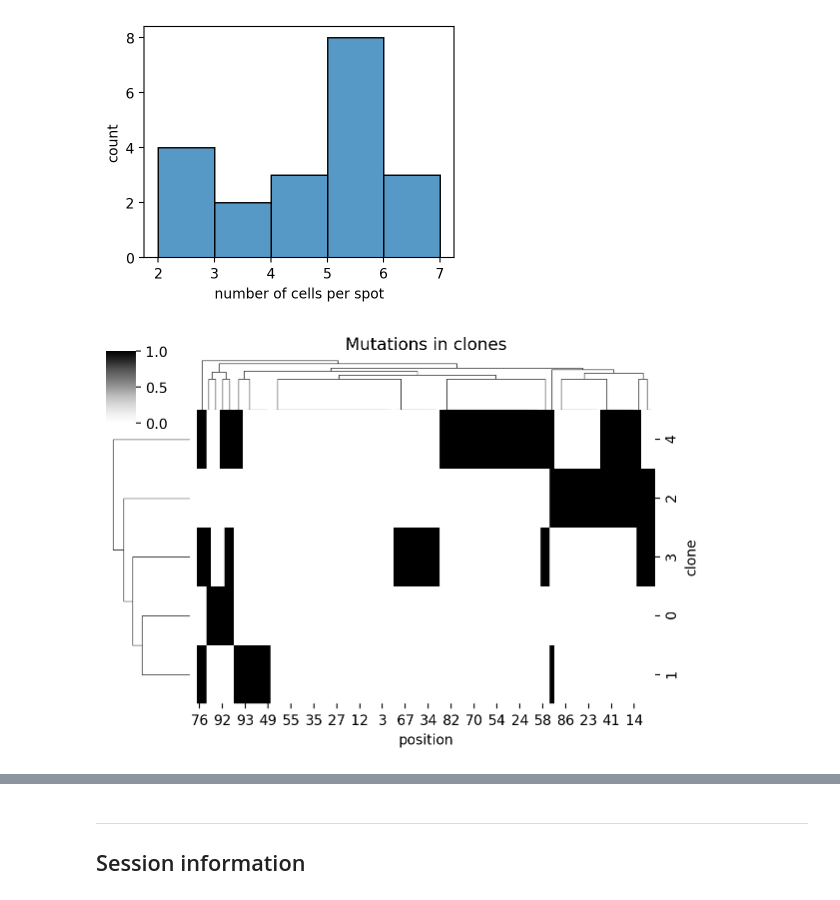
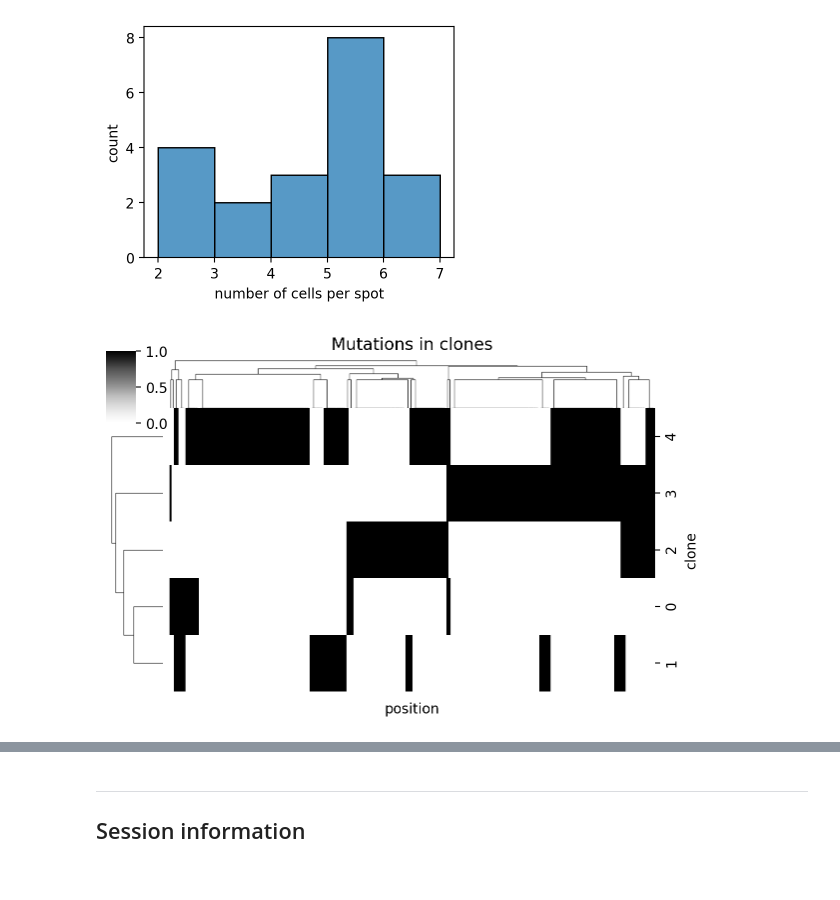
Before and after one commit to jhrcook/pymc-tumoroscope, a Jupyter notebook: tumoroscope.ipynb, the cells around one changed output, grey strips where cells are left out. Saved outputs shown, nothing was run; the diff lists cells and outputs as text; code cells hidden in the pictures.

Commit message:
feat: make simulated data - model fails during init

```diff
--- a/tumoroscope.ipynb
+++ b/tumoroscope.ipynb
@@ -181,26 +202,46 @@ plt.show()
 # %% [markdown]
 ## Simulation experiments
 # %%
+# Set seed for reproducible results.
 np.random.seed(8383)
 
-num_clones, num_spots, num_positions = 5, 20, 100
+# Set true underlying constants.
+N_CLONES = 5
+N_SPOTS = 20
+n_positions = 300  # changes below
 
-cell_counts = np.random.randint(2, 8, size=num_spots).astype(float)
+# Number of cells counted in each spot between 2 and 8 cells.
+cell_counts = np.random.randint(2, 8, size=N_SPOTS)
 
+# True mutations for each clone.
 clone_mutations = np.hstack(
-    [np.random.binomial(1, p, size=(100, 1)) for p in [0.05, 0.1, 0.2, 0.3, 0.4]]
-).astype(float)
+    [
+        np.random.binomial(1, p, size=(n_positions, 1))
+        for p in [0.05, 0.1, 0.2, 0.3, 0.4]
+    ]
+)
+# Drop positions without any mutations.
+clone_mutations = clone_mutations[clone_mutations.sum(axis=1) > 0, :]
+n_positions = clone_mutations.shape[0]
+print(f"Number of positions: {n_positions}")
 
+# Assign probability distribution over spots for each clone.
 clone_props_params = [(2, 2), (1, 3), (4, 2), (5, 5), (1, 1)]
-spots_x = np.linspace(0, 1, num_spots)
+spots_x = np.linspace(0, 1, N_SPOTS)
 clone_proportions = np.hstack(
     [scipy.stats.beta(a, b).pdf(spots_x)[:, None] for a, b in clone_props_params]
 )
-clone_proportions += 0.01
 clone_proportions = clone_proportions / clone_proportions.sum(axis=1)[:, None]
+
+# True fraction of clones taken from the underlying distributions.
 F = np.array([a / (a + b) for a, b in clone_props_params])
 F = F / F.sum()
 
-read_coverage = np.random.poisson(100, size=(num_positions, num_spots)).astype(float)
-zygosity = np.random.beta(5, 2, size=(num_positions, num_clones))
-alt_read_counts = (clone_mutations * zygosity).dot(clone_proportions.T) * read_coverage
+_cell_labels: list[tuple[int, int, int]] = []
+clones = np.arange(N_CLONES)
+for spot_i in range(N_SPOTS):
+    for cell_j in range(cell_counts[spot_i]):
+        clone = np.random.choice(clones, size=1, p=clone_proportions[spot_i, :])[0]
+        _cell_labels.append((spot_i, cell_j, clone))
+cell_labels = pd.DataFrame(_cell_labels, columns=["spot", "cell", "clone"])
+cell_labels.head()
@@ -221,11 +313,13 @@ plt.show()
 [figure]
 # %%
 cg = sns.clustermap(
-    clone_mutations.T, figsize=(6, 4), dendrogram_ratio=(0.15, 0.15), cmap="Greys"
+    clone_mutations.T, figsize=(6, 4), dendrogram_ratio=(0.1, 0.15), cmap="Greys"
 )
 cg.ax_heatmap.set_xlabel("position")
 cg.ax_heatmap.set_ylabel("clone")
+cg.ax_heatmap.set_xticklabels([])
+cg.ax_heatmap.tick_params("x", size=0)
 cg.ax_col_dendrogram.set_title("Mutations in clones")
 plt.show()
 # %% [output]
-[figure, old version]
+[figure, new version]
```
Also changed, not shown: parts of 20 cells of this notebook, 9 other files.
